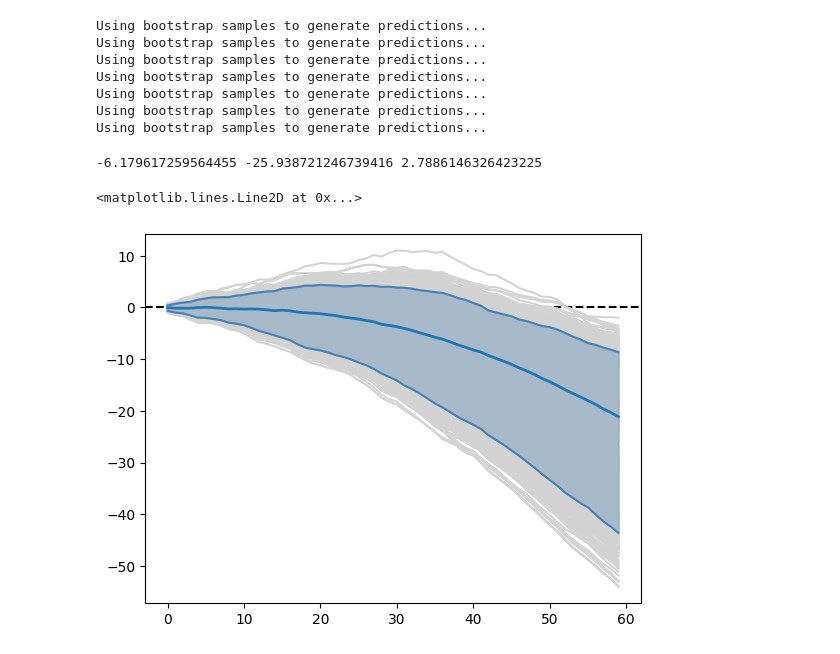
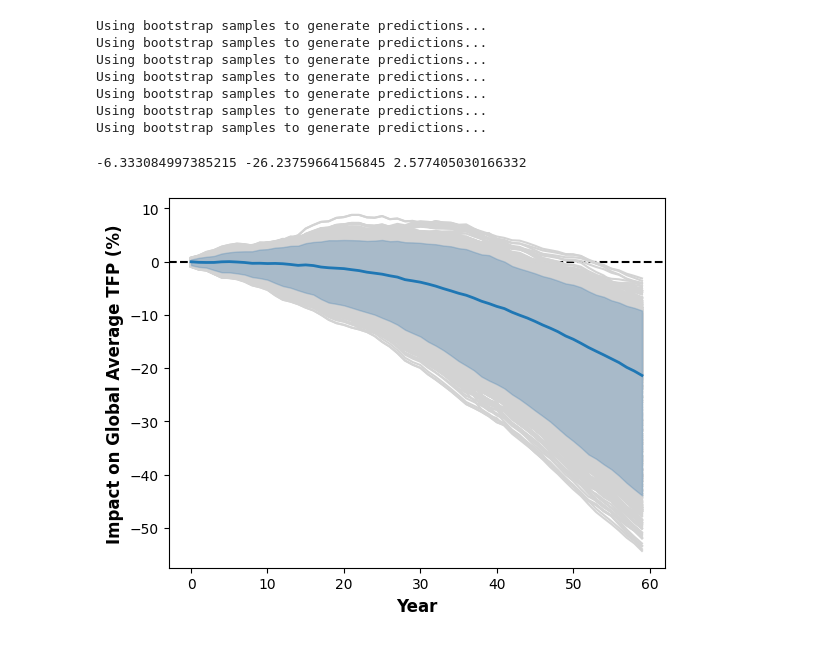
Before and after one commit to greenguy33/climate_econometrics_toolkit, a Jupyter notebook: notebooks/ortiz-bobea-reproduction.ipynb, the cells around one changed output. Cells and saved outputs as stored; diff of their text form; code cells hidden in the pictures.

```diff
--- a/notebooks/ortiz-bobea-reproduction.ipynb
+++ b/notebooks/ortiz-bobea-reproduction.ipynb
@@ -27,11 +27,11 @@ api.set_panel_column("ISO3")
 # construct model
 api.add_covariates(["tmean", "prcp"])
 api.add_fixed_effects(["year","ISO3"])
-api.add_transformations("tfp", ["ln", "fd"])
+api.add_transformation("tfp", ["ln", "fd"])
 api.add_transformation("tmean", "fd")
-api.add_transformations("tmean", ["sq", "fd"])
+api.add_transformation("tmean", ["sq", "fd"])
 api.add_transformation("prcp", "fd")
-api.add_transformations("prcp", ["sq", "fd"])
+api.add_transformation("prcp", ["sq", "fd"])
 api.remove_covariates(["tmean","prcp"])
 # %%
 api.view_current_model()
@@ -79,7 +76,7 @@ Running bootstrap...this may take awhile
 # %% [markdown]
 # Make predictions on GCM data
 # %%
-model = api.get_model_by_id("1735055358.979303")
+model = api.get_model_by_id("1736201759.9351265")
 reproduction_dir = cet_home + "/ortiz-bobea-reproduction/"
 gcm_data_dir = f"{reproduction_dir}/processed_gcm_data/"
 for gcm in os.listdir(gcm_data_dir):
@@ -150,21 +147,24 @@ for year in range(0,60):
     for i in range(num_samples):
         year_impacts.append((math.exp(gcm_samples[gcm_sample[i]][year][sample[i]])-1)*100)
     total_impacts.append(year_impacts)
+interval_90 = np.quantile(total_impacts, [.05, .95])
 print(np.mean(total_impacts), interval_90[0], interval_90[1])
 # %% [output]
--6.179617259564455 -25.938721246739416 2.7886146326423225
+-6.333084997385215 -26.23759664156845 2.577405030166332
 # %%
 total_impacts_df = pd.DataFrame.from_records(total_impacts)
-# %%
-for col in total_impacts_df.columns:
-    plt.plot(total_impacts_df[col], color="lightgray", zorder=1)
-plt.plot(np.mean(total_impacts_df, axis=1), linewidth=2, zorder=3)
-percentile_5 = np.quantile(total_impacts_df, .05, axis=1)
-plt.plot(percentile_5, color="steelblue", zorder=3)
-percentile_95 = np.quantile(total_impacts_df, .95, axis=1)
-plt.plot(percentile_95, zorder=3, color="steelblue")
-plt.fill_between(list(range(0,60)), percentile_5, percentile_95, color="steelblue", alpha=.3, zorder=2)
-plt.axhline(y=0, color="black", linestyle='--', zorder=0)
-# %% [output]
-<matplotlib.lines.Line2D at 0x...>
-[figure, removed]
+# %%
+for col in total_impacts_df.columns:
+    plt.plot(total_impacts_df[col], color="lightgray", zorder=1)
+plt.plot(np.mean(total_impacts_df, axis=1), linewidth=2, zorder=3)
+percentile_5 = np.quantile(total_impacts_df, .05, axis=1)
+# plt.plot(percentile_5, color="steelblue", zorder=3)
+percentile_95 = np.quantile(total_impacts_df, .95, axis=1)
+# plt.plot(percentile_95, zorder=3, color="steelblue")
+plt.fill_between(list(range(0,60)), percentile_5, percentile_95, color="steelblue", alpha=.3, zorder=2)
+plt.axhline(y=0, color="black", linestyle='--', zorder=0)
+plt.xlabel("Year", fontweight="bold", size=12)
+plt.ylabel("Impact on Global Average TFP (%)", fontweight="bold", size=12)
+plt.savefig("../figures/ortiz_reproduction.png")
+# %% [output]
+[figure, added]
```
Also changed, not shown: parts of 1 cell of this notebook, 5 other files.
